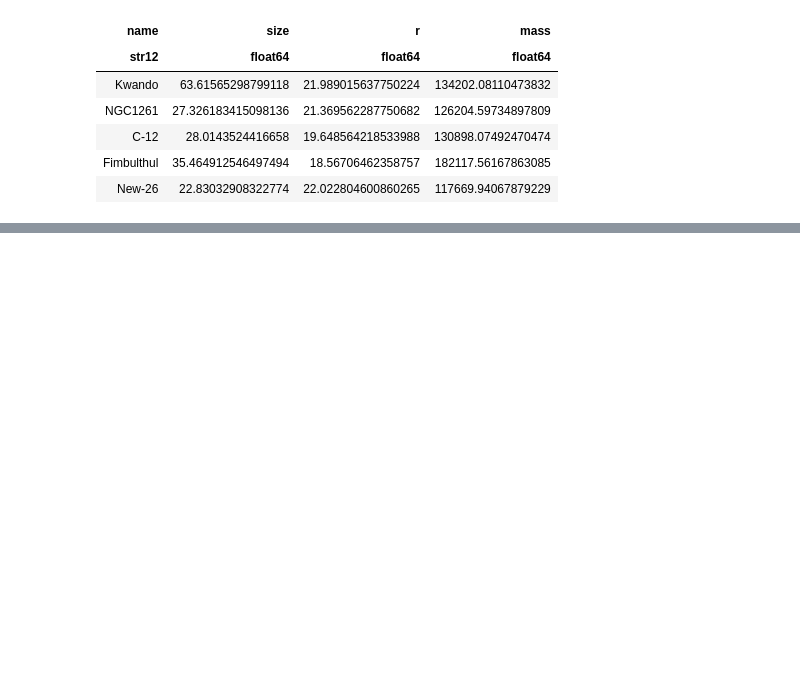
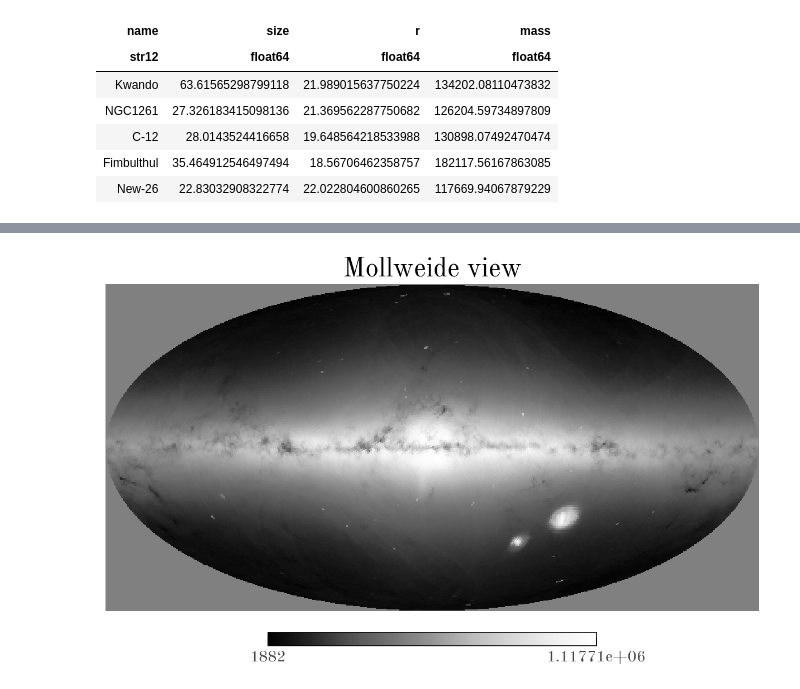
Before and after one commit to abonaca/streams_overview, a Jupyter notebook: notebooks/Ibata2023-streams.ipynb, the cells around one changed output, grey strips where cells are left out. Cells and saved outputs as stored; diff of their text form; code cells hidden in the pictures; blank space fills up the shorter version.

```diff
--- a/notebooks/Ibata2023-streams.ipynb
+++ b/notebooks/Ibata2023-streams.ipynb
@@ -1199,0 +747,17 @@ Table length=5
+# %%
+order = 6
+hpx = at.Table.read("/Users/apricewhelan/Downloads/1706913356825O-result.fits.gz")
+assert hp.order2npix(order) == len(hpx)
+# %%
+hpx_map = np.full(hp.order2npix(order), np.nan)
+hpx_map[hpx["healpix_6"]] = hpx["N"]
+# hpx_map[hpx['healpix_6']] = np.log(hpx['sum_bp'] / hpx['sum_rp'])
+hp.mollview(
+    hpx_map,
+    nest=True,
+    cmap="Greys_r",
+    rot=[266.40498829, -28.93617776, 59.0],
+    norm=mpl.colors.LogNorm(),
+)
+# %% [output]
+[figure, added]
```
Also changed, not shown: parts of 34 cells of this notebook, 8 other files.
